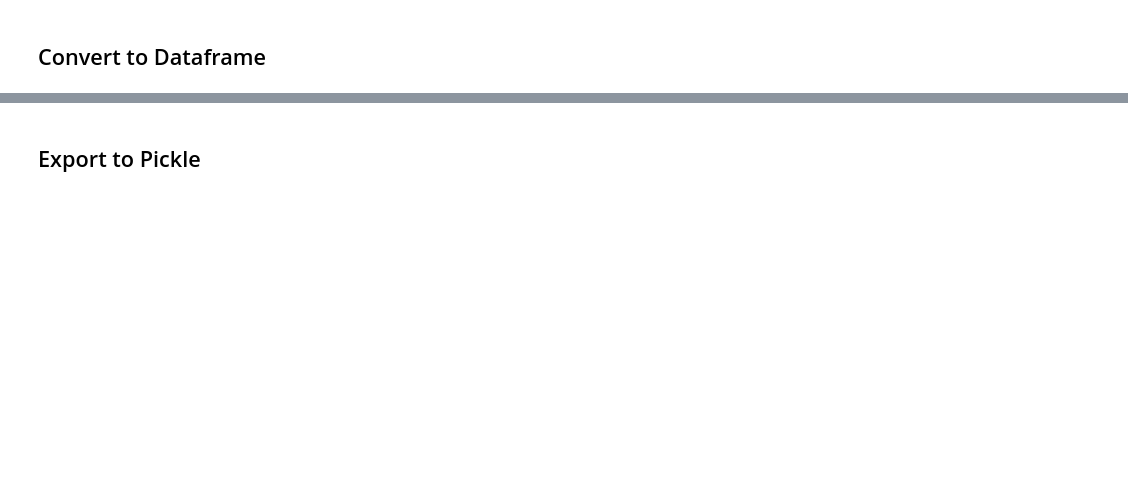
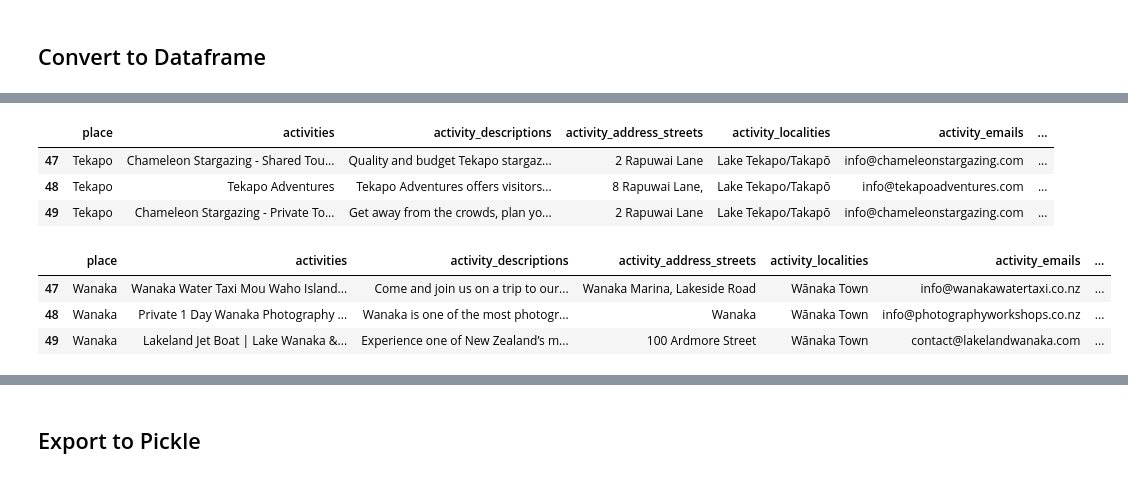
Before and after one commit to agastyaharta/New_Zealand_Tourism_Scrapping, a Jupyter notebook: new_zealand_tourism.ipynb, the cells around one changed output, grey strips where cells are left out. Cells and saved outputs as stored; diff of their text form; code cells hidden in the pictures; blank space fills up the shorter version.

```diff
--- a/new_zealand_tourism.ipynb
+++ b/new_zealand_tourism.ipynb
@@ -483,2 +682,16 @@ List length of phone_numbers_queenstown: 50
 # %% [markdown]
 ## Wanaka
+# %%
+driver_firefox.switch_to.window(city_tab_handles["wānaka"])
+
+time.sleep(5)
+# Click on the "Activities" filter
+try:
+    filter_xpath = "//span[contains(text(),'Activities')]"
+    filter_button = WebDriverWait(driver_firefox, 4).until(
+        EC.element_to_be_clickable((By.XPATH, filter_xpath))
+    )
+    filter_button.click()
+    print("Activities' filter clicked on Wanaka page.")
+except Exception as e:
+    print(f"Failed to click 'Activities': {e}")
@@ -527,0 +932,14 @@ driver_firefox.quit() # this closes the webdriver
+# %%
+data_tekapo.tail(3)
+# %% [output]
+|  | place | activities | activity_descriptions | activity_address_streets | activity_localities | activity_emails | ... |
+| 47 | Tekapo | Chameleon Stargazing - Shared Tou... | Quality and budget Tekapo stargaz... | 2 Rapuwai Lane | Lake Tekapo/Takapō | info@chameleonstargazing.com | ... |
+| 48 | Tekapo | Tekapo Adventures | Tekapo Adventures offers visitors... | 8 Rapuwai Lane, | Lake Tekapo/Takapō | info@tekapoadventures.com | ... |
+| 49 | Tekapo | Chameleon Stargazing - Private To... | Get away from the crowds, plan yo... | 2 Rapuwai Lane | Lake Tekapo/Takapō | info@chameleonstargazing.com | ... |
+# %%
+data_wanaka.tail(3)
+# %% [output]
+|  | place | activities | activity_descriptions | activity_address_streets | activity_localities | activity_emails | ... |
+| 47 | Wanaka | Wanaka Water Taxi Mou Waho Island... | Come and join us on a trip to our... | Wanaka Marina, Lakeside Road | Wānaka Town | info@wanakawatertaxi.co.nz | ... |
+| 48 | Wanaka | Private 1 Day Wanaka Photography ... | Wanaka is one of the most photogr... | Wanaka | Wānaka Town | info@photographyworkshops.co.nz | ... |
+| 49 | Wanaka | Lakeland Jet Boat | Lake Wanaka &... | Experience one of New Zealand’s m... | 100 Ardmore Street | Wānaka Town | contact@lakelandwanaka.com | ... |
```
Also changed, not shown: parts of 27 cells of this notebook, 5 other files.
